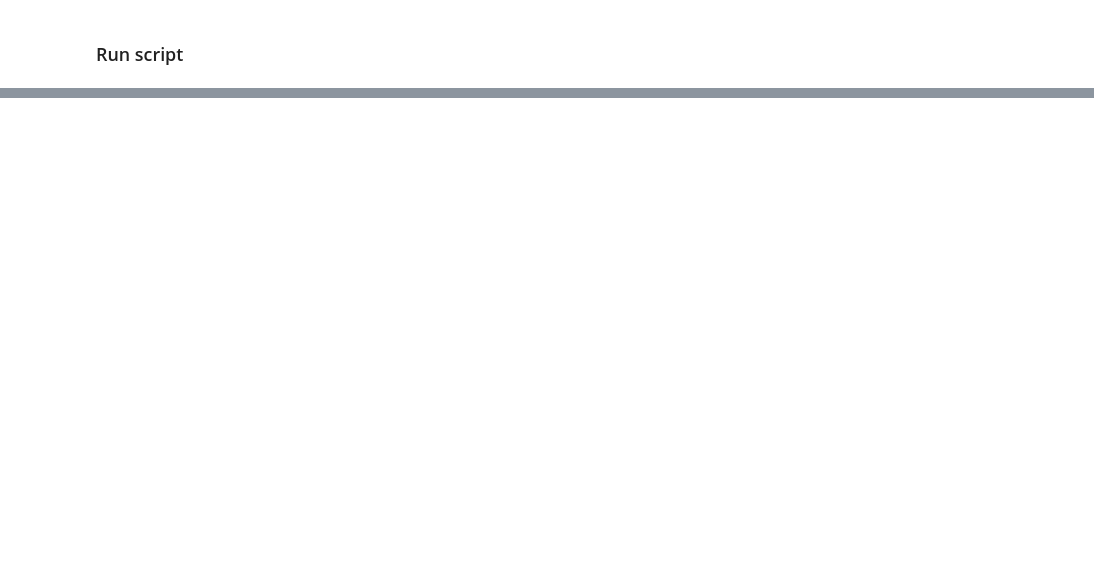
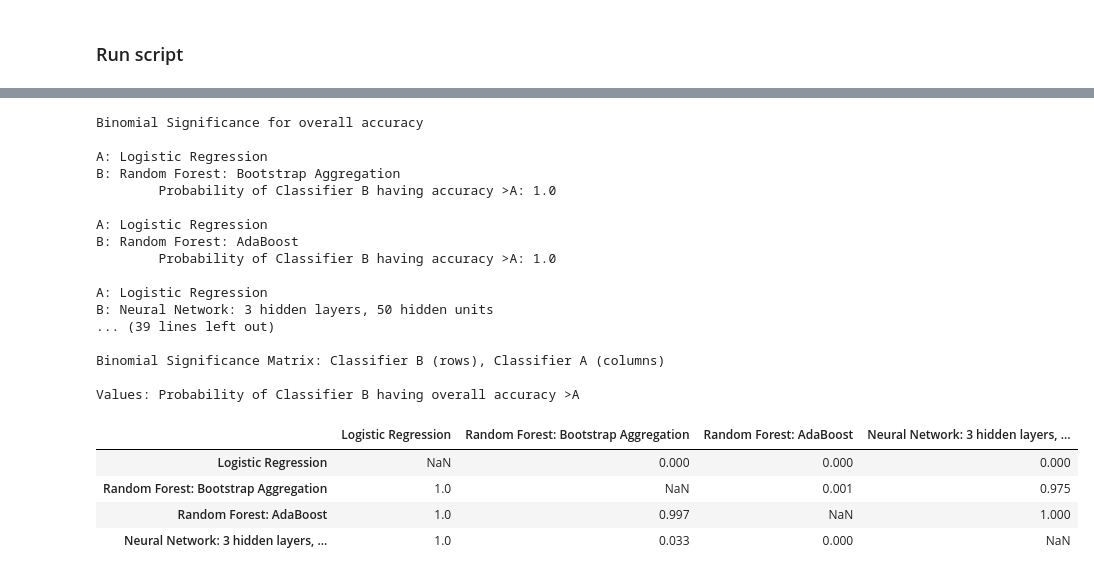
Before and after one commit to YuvrajSinghAutomotive/transportation-covid-impact, a Jupyter notebook: yuvraj.ipynb, the cells around one changed output, grey strips where cells are left out. Drawn from its saved outputs; the diff is of its cells as text; code cells hidden in the pictures; blank space fills up the shorter version.

```diff
--- a/yuvraj.ipynb
+++ b/yuvraj.ipynb
@@ -129,0 +190,63 @@ fig,ax = cMatrixPlots(cMatrixList,YTest,MdlNamesList)
+# %%
+def binomialSignificanceTest(Xa,Xb):
+    # input Xa, Xb = numpy array of 0-1 scores or classifiers A and B
+    numsamples = 1000           ## not N! -- these samples are approximating the integral
+    numBwins = 0
+    if len(Xa) != len(Xb):
+        print('Different number of data points for both models. Make sure both files are of same length')
+        sys.exit()
+    numObs = len(Xa)   # number of observations
+    for i in range(numsamples):
+        pA =  np.random.beta( len(Xa[ Xa==1 ]) + 1 , len(Xa[ Xa==0 ]) + 1 )
+        pB =  np.random.beta( len(Xb[ Xb==1 ]) + 1 , len(Xb[ Xb==0 ]) + 1 )
+        if pB > pA: numBwins = numBwins+1
+    print('Probability of Classifier B having accuracy >A: ' + str(numBwins/numsamples) + '\n')
+    return numBwins/numsamples
+# %%
+binomialSignificanceMatrix = np.zeros((len(Mdls['Mdl']),len(Mdls['Mdl'])), dtype = np.float32)
+print('\nBinomial Significance for overall accuracy\n')
+
+for mdlIdx1 in range(len(Mdls['Mdl'])):
+    pred1 = Mdls['Predictions'][mdlIdx1]
+    ## For overall accuracy
+    predScoresOA1 = (pred1==YTest).astype(np.uint8)
+    oa_est1 = np.mean( predScoresOA1 )     ## overall accuracy
+    # print("Credible interval for overall accuracy", end='\t')
+    # credibleInterval(predScoresOA1)
+    for mdlIdx2 in range(len(Mdls['Mdl'])):
+        if mdlIdx2 != mdlIdx1:
+            pred2 = Mdls['Predictions'][mdlIdx2]
+            ## For overall accuracy
+            predScoresOA2 = (pred2==YTest).astype(np.uint8)
+            oa_est2 = np.mean( predScoresOA2 )     ## overall accuracy
+            print(f"A: {Mdls['MdlName'][mdlIdx1]}\nB: {Mdls['MdlName'][mdlIdx2]}", end='\n\t')
+            binomialSignificanceMatrix[mdlIdx2,mdlIdx1] = binomialSignificanceTest(predScoresOA1,predScoresOA2)
+        else:
+            binomialSignificanceMatrix[mdlIdx2,mdlIdx1] = np.nan
+
+binomialSignificanceMatrix = pd.DataFrame(binomialSignificanceMatrix, columns = Mdls['MdlName'] , index = Mdls['MdlName'] )
+print('\n\nBinomial Significance Matrix: Classifier B (rows), Classifier A (columns) \n\nValues: Probability of Classifier B having overall accuracy >A')
+display(binomialSignificanceMatrix)
+# %% [output]
+Binomial Significance for overall accuracy
+
+A: Logistic Regression
+B: Random Forest: Bootstrap Aggregation
+        Probability of Classifier B having accuracy >A: 1.0
+
+A: Logistic Regression
+B: Random Forest: AdaBoost
+        Probability of Classifier B having accuracy >A: 1.0
+
+A: Logistic Regression
+B: Neural Network: 3 hidden layers, 50 hidden units
+... (39 lines left out)
+
+Binomial Significance Matrix: Classifier B (rows), Classifier A (columns)
+
+Values: Probability of Classifier B having overall accuracy >A
+|  | Logistic Regression | Random Forest: Bootstrap Aggregation | Random Forest: AdaBoost | Neural Network: 3 hidden layers, ... |
+| Logistic Regression | NaN | 0.000 | 0.000 | 0.000 |
+| Random Forest: Bootstrap Aggregation | 1.0 | NaN | 0.001 | 0.975 |
+| Random Forest: AdaBoost | 1.0 | 0.997 | NaN | 1.000 |
+| Neural Network: 3 hidden layers, ... | 1.0 | 0.033 | 0.000 | NaN |
```
Also changed, not shown: parts of 14 cells of this notebook, 36 other files.
